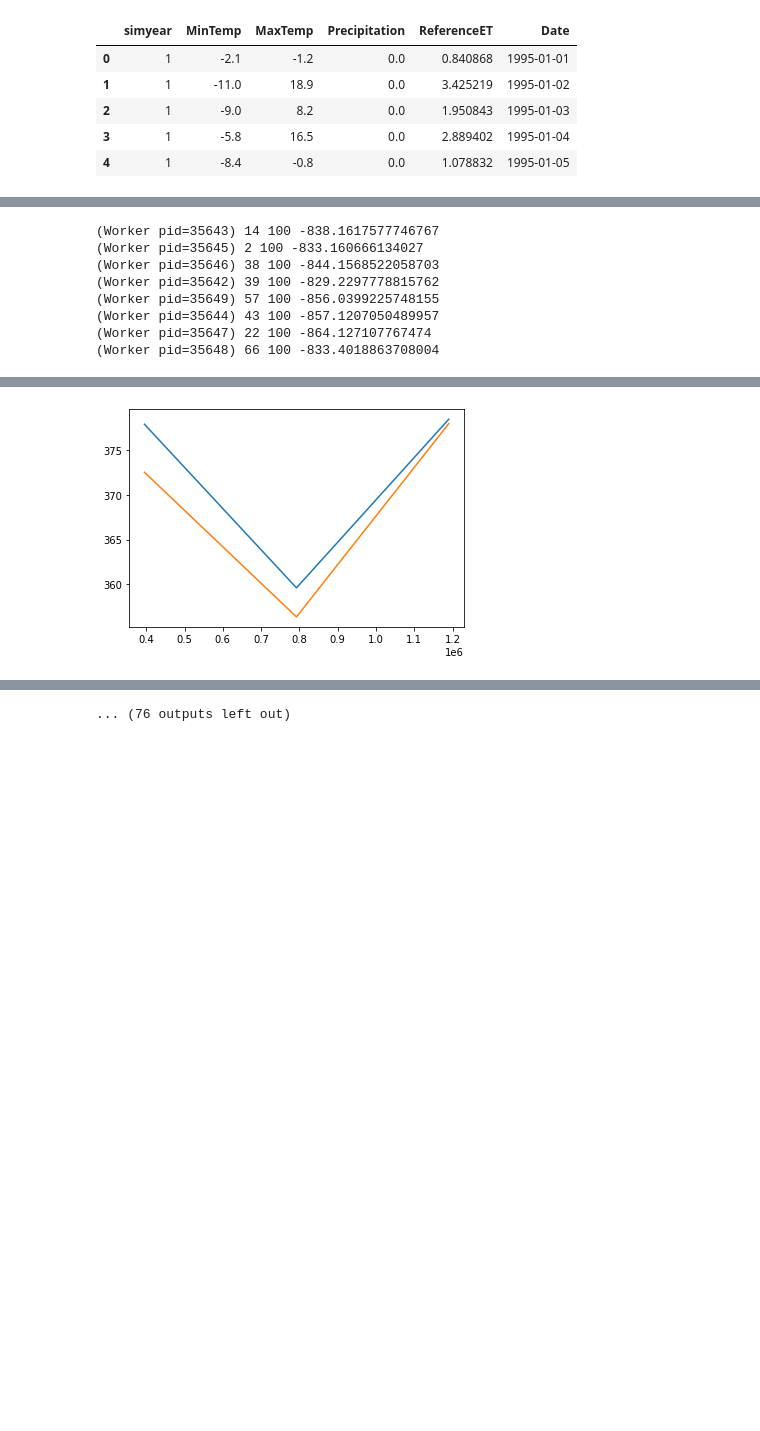
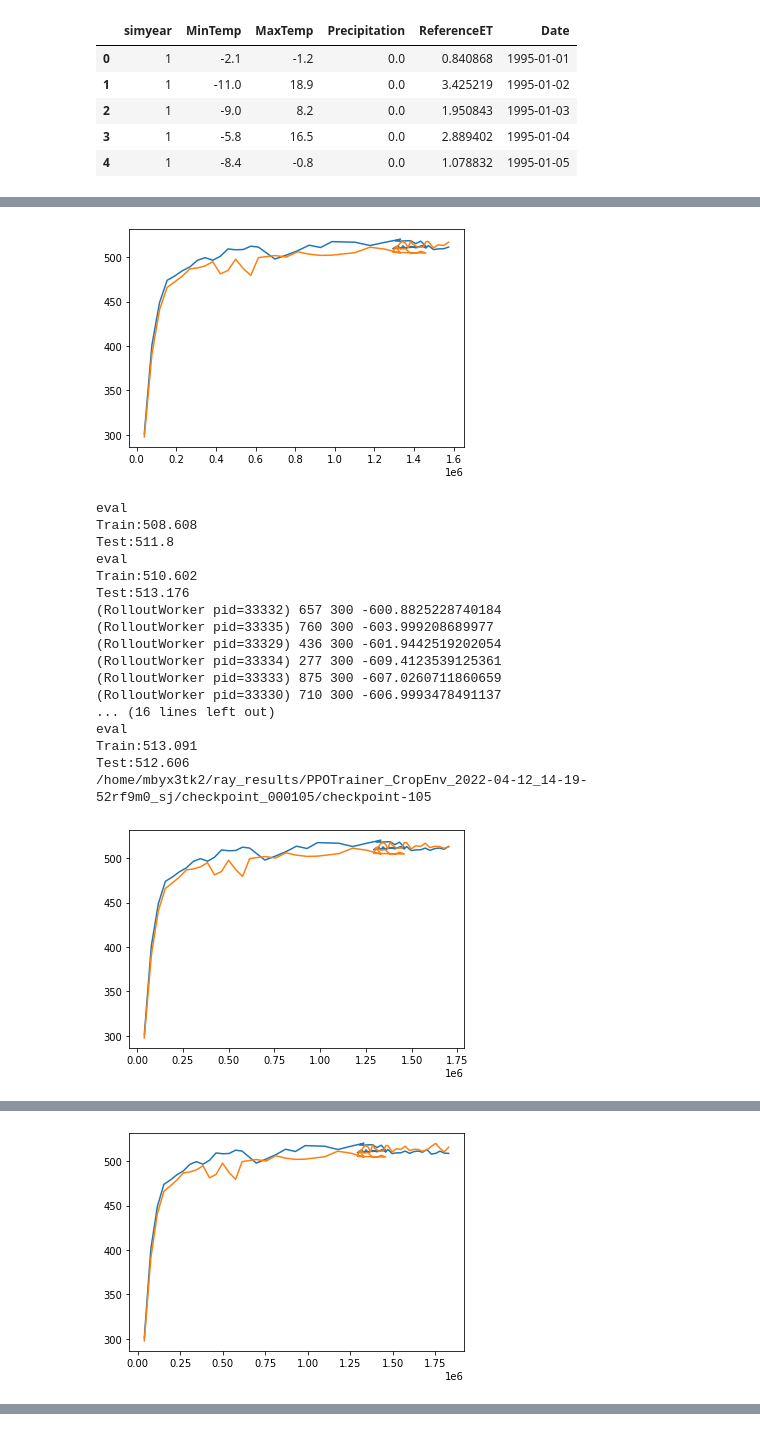
Before and after one commit to aquacropos/aquacrop-gym, a Jupyter notebook: new_eto-Copy1.ipynb, the cells around one changed output, grey strips where cells are left out. Drawn from its saved outputs; the diff is of its cells as text; code cells hidden in the pictures; blank space fills up the shorter version.

```diff
--- a/new_eto-Copy1.ipynb
+++ b/new_eto-Copy1.ipynb
@@ -17,7 +17,10 @@ from aquacropgym.utils import evaluate_agent,evaluate_agent_single_year
 from aquacropgym.utils import calc_eto_faopm
 # %%
 #CP  Lat.(deg)= 40.40  Long.(deg)=101.73  Elev.(m)=1072.
+gendf1000=calc_eto_faopm('data/CPWG_1000.dat',1995,40.4,1072,True,["simyear","jday","minTemp","maxTemp","precip","rad"])
 gendf=calc_eto_faopm('data/CPWG.dat',1995,40.4,1072,True,["simyear","jday","minTemp","maxTemp","precip","rad"])
+# gendf=calc_eto_faopm('data/CDWG.dat',1995,37.31,110,True,["simyear","jday","minTemp","maxTemp","precip","rad"])
+# gendf= calc_eto_faopm('data/CLWG.dat',1995,37.49,14.0,True,["simyear","jday","minTemp","maxTemp","precip","rad"])
 # %%
 gendf.head()
 # %% [output]
@@ -38,3 +33,18 @@ envconfig['days_to_irr']=1
+# %%
+envconfig=nebraska_maize_config.copy()
+envconfig['gendf']=gendf1000
+envconfig['year2']=1000
+envconfig['action_set']='smt4'
+envconfig['normalize_obs']=True
+envconfig['include_rain']=True
+envconfig['observation_set']='default'
+# envconfig['action_set']='depth_discreet'
+envconfig['days_to_irr']=2
+
+# envconfig['crop']=CropClass('Wheat',PlantingDate='05/01',)
+# envconfig['planting_date']='05/01'
+# envconfig['fixed_cost']=0
+# envconfig['crop_price']=312
 # %%
 env=CropEnv(envconfig)
 # env.get_mean_std(1000)
@@ -179,10 +223,10 @@ config['model']['vf_share_layers'] = False
 # checkpoint_path = agent.save()
 # print(checkpoint_path)
 # %%
-# agent = ppo.PPOTrainer(config, CropEnv)
+agent = ppo.PPOTrainer(config, CropEnv)
 # agent = impala.ImpalaTrainer(config, CropEnv)
 # agent = ApexTrainer(config, CropEnv)
 
-# agent = ars.ARSTrainer(config, CropEnv)
-agent = ESTrainer(config)
+# agent = sac.SACTrainer(config, CropEnv)
+# agent = ESTrainer(config)
 # %% [output]
@@ -215,7 +262,7 @@ import copy
 # %%
-proftrain=[]
-proftest=[]
-timesteps=[]
+# proftrain=[]
+# proftest=[]
+# timesteps=[]
 
 for i in range(1,500001):
     result = agent.train()
@@ -224,24 +271,28 @@ for i in range(1,500001):
 
     #print(pretty_print(result))
 
-    if i%10==0:
+    if i%5==0:
         checkpoint_path = agent.save()
         print(checkpoint_path)
         # trained_config = config.copy()
         # test_agent =ppo PPOTrainer(trained_config, CropEnv)
         # test_agent.restore(checkpoint_path)
         result_df = pd.DataFrame([timesteps,proftrain,proftest]).T
-        result_df.to_csv('ppo70_day7_smt4_dayshift_noforecast_neweto_endreward.csv')
+        result_df.to_csv('learn_outputs/neb_corn_ppo_day10_smt4_default_wg1000.csv')
         plt.plot(timesteps,proftrain)
         plt.plot(timesteps,proftest)
         plt.show()
         if timesteps[-1]>=40_000_000:
             break
 
-    if i%3==0:
+    if i%1==0:
+
+        print('eval')
 
         test_env_config=copy.deepcopy(envconfig)
         test_env_config['evaluation_run']=True
+        test_env_config['gendf']=gendf
+        test_env_config['year2']=70
         train_rew, test_rew = evaluate_agent(agent,CropEnv,test_env_config)
 
         proftrain.append(train_rew)
@@ -250,4 +301,7 @@ for i in range(1,500001):
 
         print(f'Train:{round(train_rew,3)}')
         print(f'Test:{round(test_rew,3)}')
+
+    if i==300:
+        break
 # %% [output]
@@ -271,8 +325,19 @@ for i in range(1,500001):
+[figure, new version]
-(Worker pid=35643) 14 100 -838.1617577746767
-(Worker pid=35645) 2 100 -833.160666134027
-(Worker pid=35646) 38 100 -844.1568522058703
-(Worker pid=35642) 39 100 -829.2297778815762
-(Worker pid=35649) 57 100 -856.0399225748155
-(Worker pid=35644) 43 100 -857.1207050489957
-(Worker pid=35647) 22 100 -864.127107767474
-(Worker pid=35648) 66 100 -833.4018863708004
+eval
+Train:508.608
+Test:511.8
+eval
+Train:510.602
+Test:513.176
+(RolloutWorker pid=33332) 657 300 -600.8825228740184
+(RolloutWorker pid=33335) 760 300 -603.999208689977
+(RolloutWorker pid=33329) 436 300 -601.9442519202054
+(RolloutWorker pid=33334) 277 300 -609.4123539125361
+(RolloutWorker pid=33333) 875 300 -607.0260711860659
+(RolloutWorker pid=33330) 710 300 -606.9993478491137
+... (16 lines left out)
+eval
+Train:513.091
+Test:512.606
+/home/mbyx3tk2/ray_results/PPOTrainer_CropEnv_2022-04-12_14-19-52rf9m0_sj/checkpoint_000105/checkpoint-105
+[figure, added]
@@ -296,0 +361 @@ for i in range(1,500001):
+[figure, added]
@@ -352 +376,0 @@ Test:356.363
-[figure, old version]
@@ -416 +376,0 @@ Test:404.719
-... (76 outputs left out)
```
Also changed, not shown: parts of 16 cells of this notebook, 44 other files.
